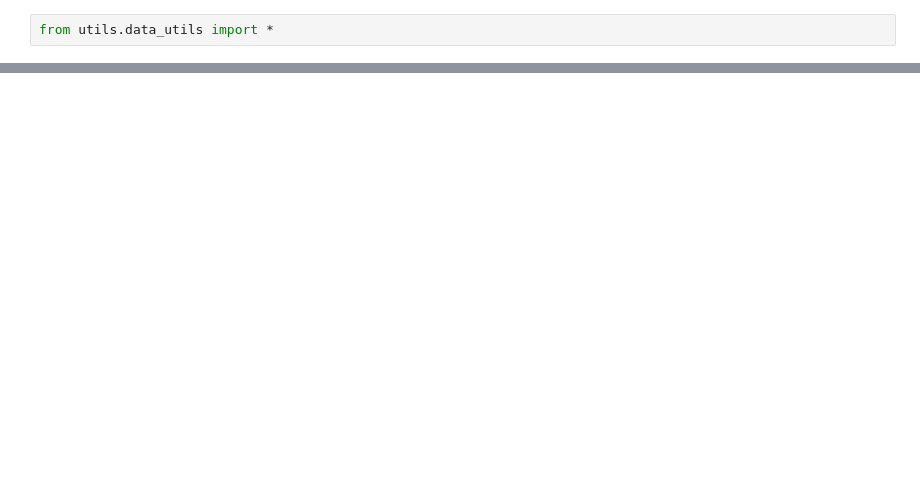
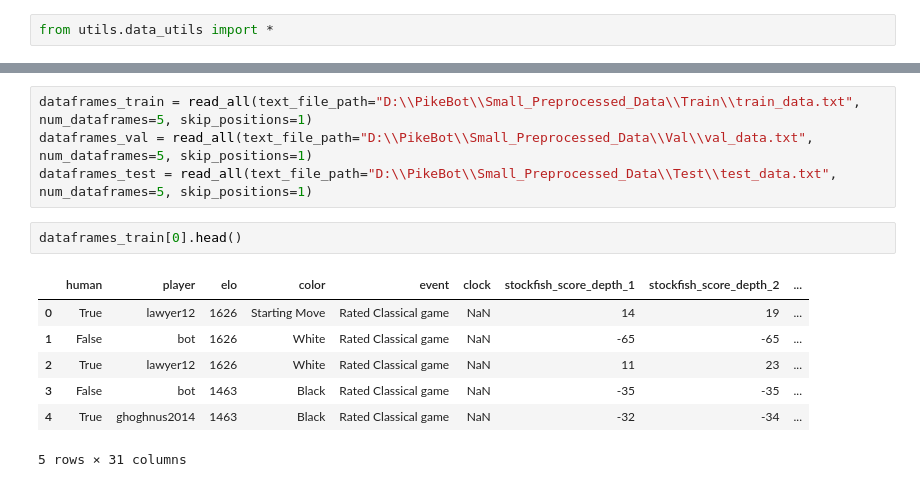
Before and after one commit to MatTheTab/PikeBot, a Jupyter notebook: Data_reading_tutorial.ipynb, the cells around one changed output, grey strips where cells are left out. Cells and saved outputs as stored; diff of their text form; blank space fills up the shorter version.

```diff
--- a/Data_reading_tutorial.ipynb
+++ b/Data_reading_tutorial.ipynb
@@ -30,0 +53,14 @@ dataframes[0].head()
+# %%
+dataframes_train = read_all(text_file_path="D:\\PikeBot\\Small_Preprocessed_Data\\Train\\train_data.txt", num_dataframes=5, skip_positions=1)
+dataframes_val = read_all(text_file_path="D:\\PikeBot\\Small_Preprocessed_Data\\Val\\val_data.txt", num_dataframes=5, skip_positions=1)
+dataframes_test = read_all(text_file_path="D:\\PikeBot\\Small_Preprocessed_Data\\Test\\test_data.txt", num_dataframes=5, skip_positions=1)
+# %%
+dataframes_train[0].head()
+# %% [output]
+|  | human | player | elo | color | event | clock | stockfish_score_depth_1 | stockfish_score_depth_2 | ... |
+| 0 | True | lawyer12 | 1626 | Starting Move | Rated Classical game | NaN | 14 | 19 | ... |
+| 1 | False | bot | 1626 | White | Rated Classical game | NaN | -65 | -65 | ... |
+| 2 | True | lawyer12 | 1626 | White | Rated Classical game | NaN | 11 | 23 | ... |
+| 3 | False | bot | 1463 | Black | Rated Classical game | NaN | -35 | -35 | ... |
+| 4 | True | ghoghnus2014 | 1463 | Black | Rated Classical game | NaN | -32 | -34 | ... |
+5 rows × 31 columns
```
Also changed, not shown: parts of 12 cells of this notebook.
